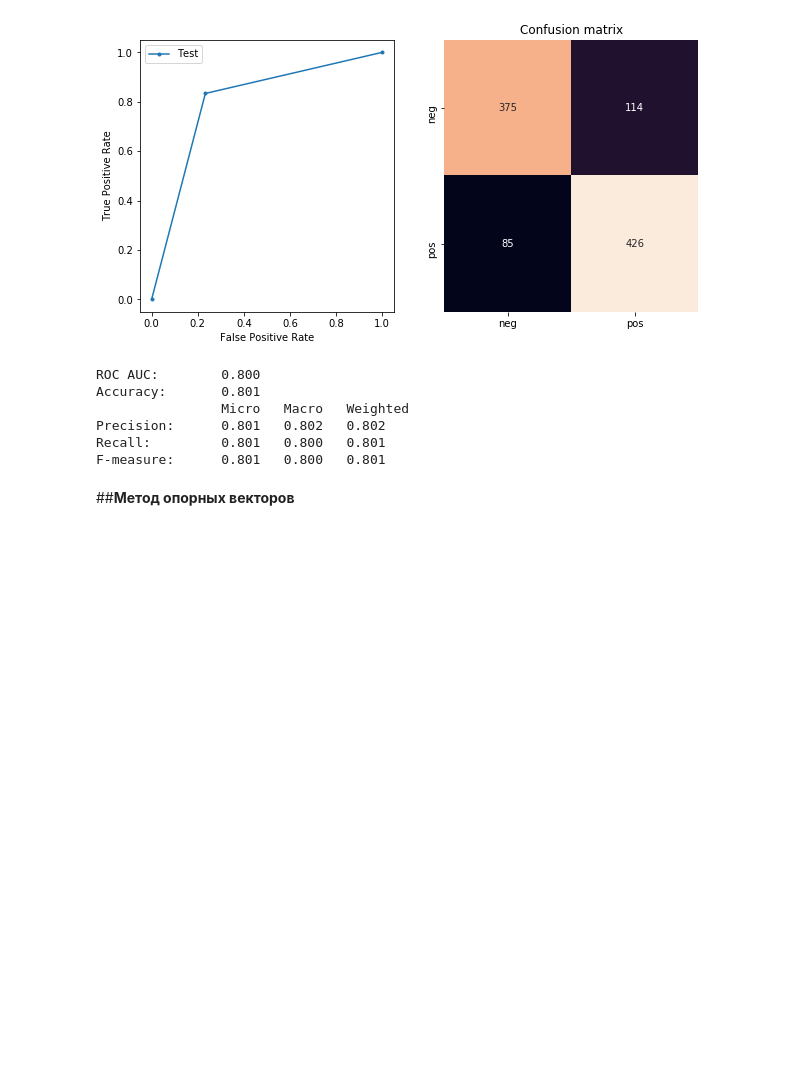
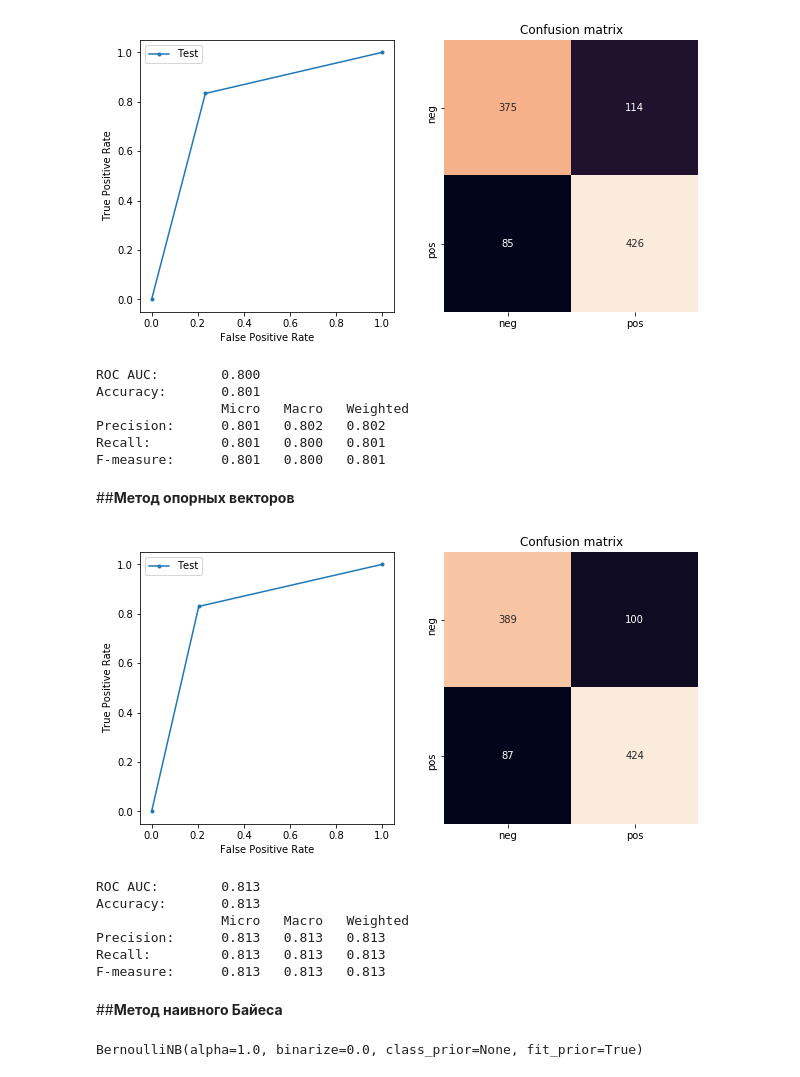
Before and after one commit to MacJei/comp_ling, a Jupyter notebook: ML_hw2.ipynb, the cells around one changed output. Saved outputs shown, nothing was run; the diff lists cells and outputs as text; code cells hidden in the pictures; blank space fills up the shorter version.

```diff
--- a/ML_hw2.ipynb
+++ b/ML_hw2.ipynb
@@ -284,9 +294,9 @@ LogisticRegression(C=1.0, class_weight=None, dual=False, fit_intercept=True,
                    random_state=None, solver='lbfgs', tol=0.0001, verbose=0,
                    warm_start=False)
 # %%
-logreg_preds = logreg.predict(x_test)
+logreg_predicted = logreg.predict(x_test)
 # %%
-eval_sklearn_visual(y_test, logreg_preds)
+eval_sklearn_visual(y_test, logreg_predicted)
 # %% [output]
 [figure]
 ROC AUC:        0.800
@@ -297,3 +307,24 @@ Recall:         0.801   0.800   0.801
 F-measure:      0.801   0.800   0.801
 # %% [markdown]
 ##**Метод опорных векторов**
+# %%
+from sklearn.svm import LinearSVC
+clf = LinearSVC().fit(x_train, y_train)
+predicted_svc = clf.predict(x_test)
+# %%
+eval_sklearn_visual(y_test, predicted_svc)
+# %% [output]
+[figure, added]
+ROC AUC:        0.813
+Accuracy:       0.813
+                Micro   Macro   Weighted
+Precision:      0.813   0.813   0.813
+Recall:         0.813   0.813   0.813
+F-measure:      0.813   0.813   0.813
+# %% [markdown]
+##**Метод наивного Байеса**
+# %%
+nb = BernoulliNB()
+nb.fit(x_train, y_train)
+# %% [output]
+BernoulliNB(alpha=1.0, binarize=0.0, class_prior=None, fit_prior=True)
```
Also changed, not shown: parts of 8 cells of this notebook.
